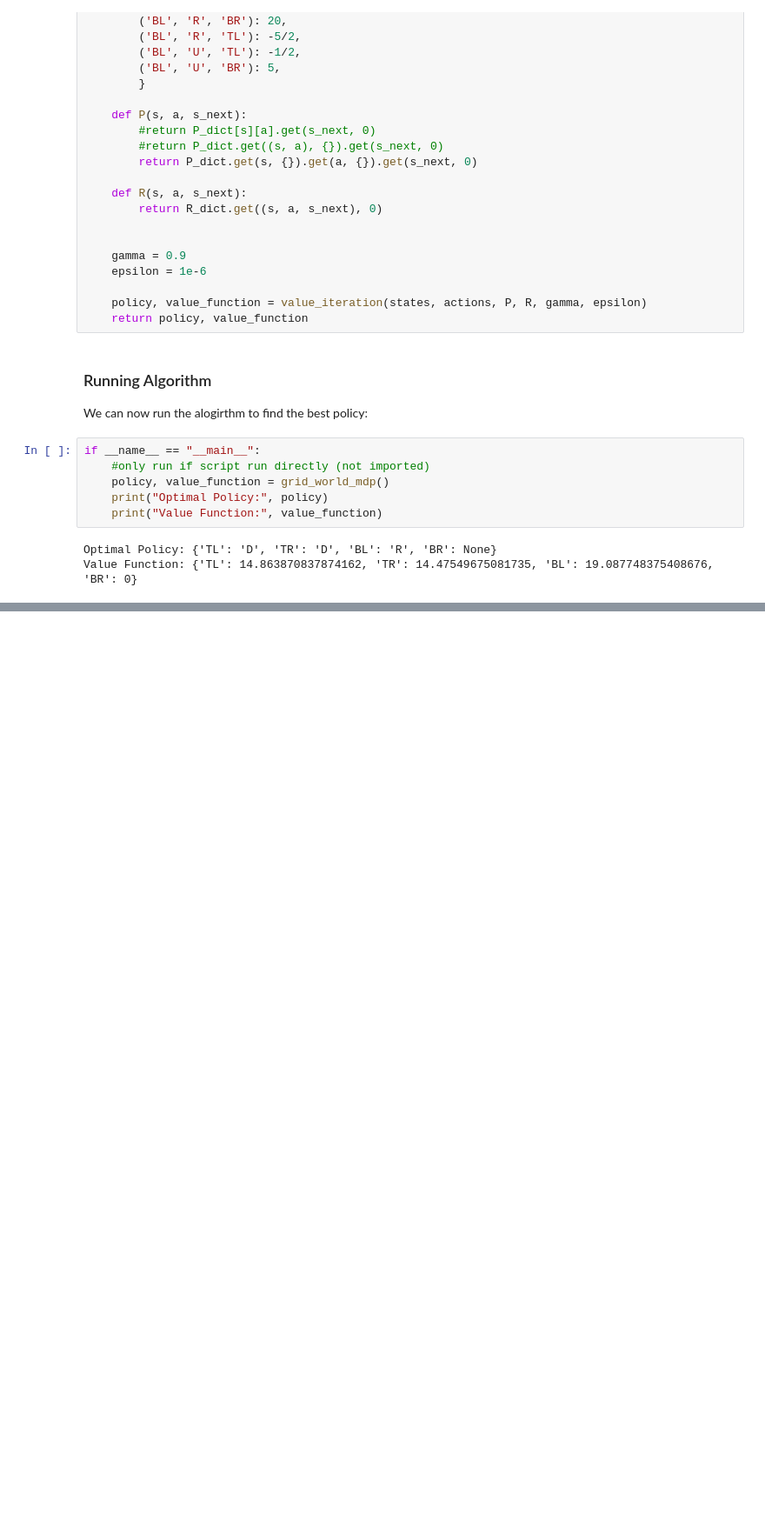
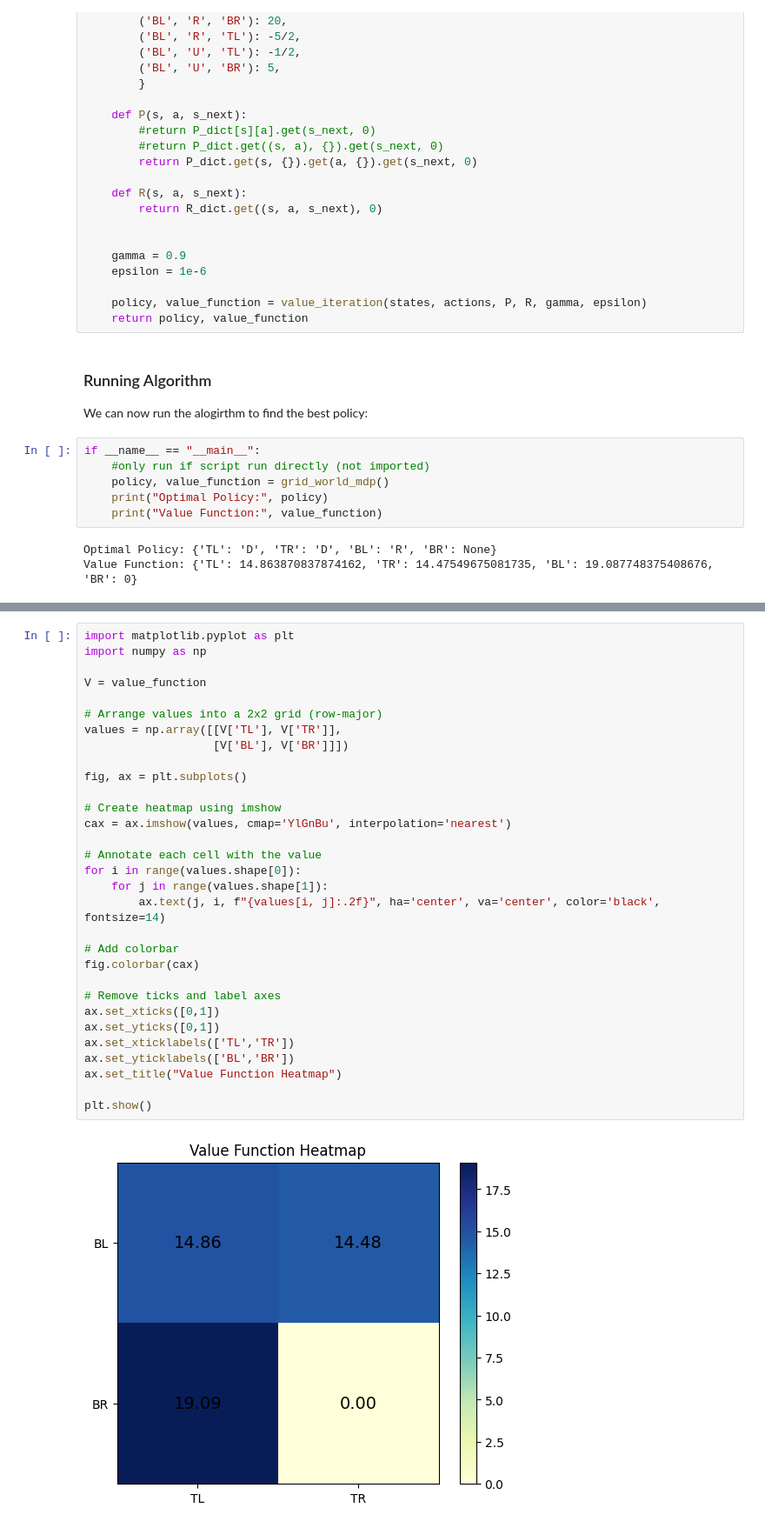
Before and after one commit to Jay-Sty/Stor609cw2, a Jupyter notebook: VIA/grid_world_problem.ipynb, the cells around one changed output, grey strips where cells are left out. Shown at 87% size. Drawn from its saved outputs; the diff is of its cells as text; blank space fills up the shorter version.

Commit message:
Update grid_world_problem.ipnb with plots and adjust other files

```diff
--- a/VIA/grid_world_problem.ipynb
+++ b/VIA/grid_world_problem.ipynb
@@ -80,0 +115,33 @@ If in state bottom left take no action as it is terminating state.
+# %%
+import matplotlib.pyplot as plt
+import numpy as np
+
+V = value_function
+
+# Arrange values into a 2x2 grid (row-major)
+values = np.array([[V['TL'], V['TR']],
+                   [V['BL'], V['BR']]])
+
+fig, ax = plt.subplots()
+
+# Create heatmap using imshow
+cax = ax.imshow(values, cmap='YlGnBu', interpolation='nearest')
+
+# Annotate each cell with the value
+for i in range(values.shape[0]):
+    for j in range(values.shape[1]):
+        ax.text(j, i, f"{values[i, j]:.2f}", ha='center', va='center', color='black', fontsize=14)
+
+# Add colorbar
+fig.colorbar(cax)
+
+# Remove ticks and label axes
+ax.set_xticks([0,1])
+ax.set_yticks([0,1])
+ax.set_xticklabels(['TL','TR'])
+ax.set_yticklabels(['BL','BR'])
+ax.set_title("Value Function Heatmap")
+
+plt.show()
+# %% [output]
+[figure, added]
```
Also changed, not shown: parts of 4 cells of this notebook, 3 other files.
